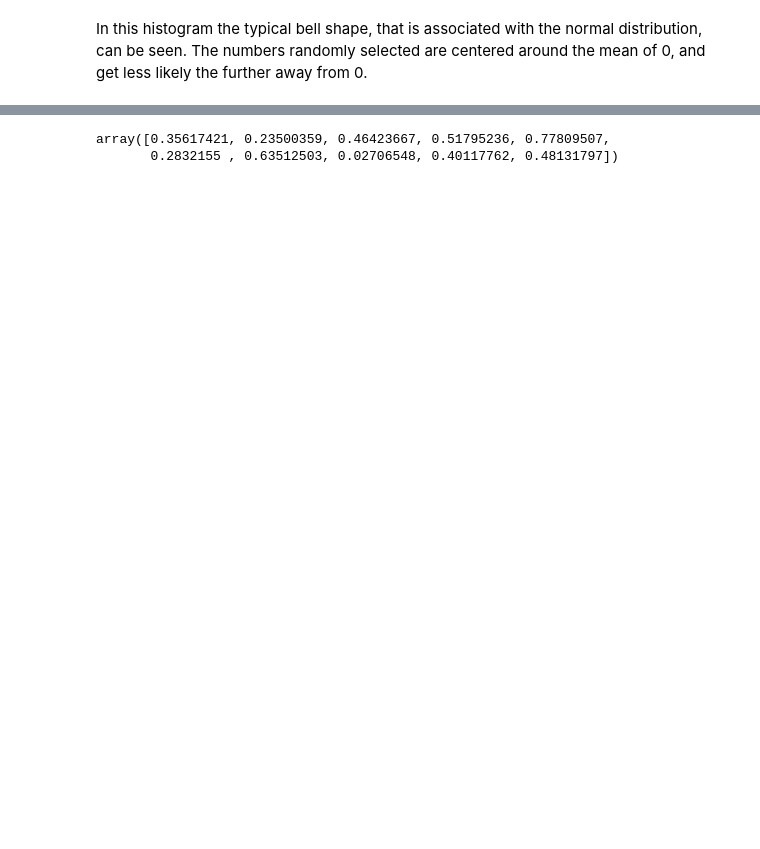
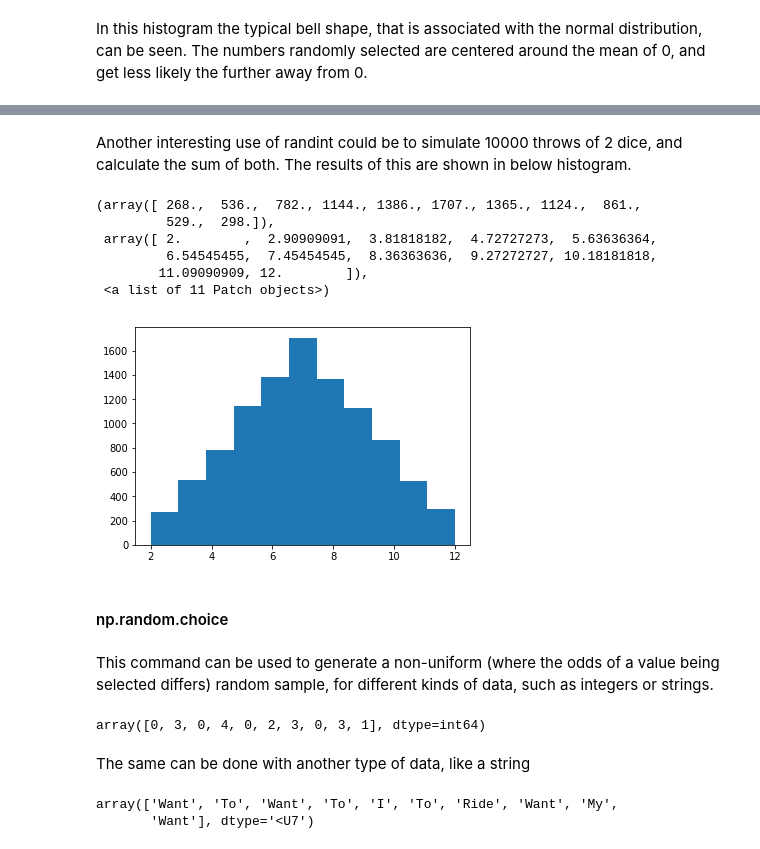
Before and after one commit to Ardvb/Numpy-random, a Jupyter notebook: Numpy-random.ipynb, the cells around one changed output, grey strips where cells are left out. Cells and saved outputs as stored; diff of their text form; code cells hidden in the pictures; blank space fills up the shorter version.

Commit message:
Completed part about simple random data and started permutations

```diff
--- a/Numpy-random.ipynb
+++ b/Numpy-random.ipynb
@@ -87,6 +93,34 @@ array([3, 2, 5, 7, 6])
-# %%
-#
-np.random.random(size = 10)
-# %% [output]
-array([0.35617421, 0.23500359, 0.46423667, 0.51795236, 0.77809507,
-       0.2832155 , 0.63512503, 0.02706548, 0.40117762, 0.48131797])
+# %% [markdown]
+Another interesting use of randint could be to simulate 10000 throws of 2 dice, and calculate the sum of both. The results of this are shown in below histogram.
+# %%
+dice1 = np.random.randint(1, 7, size = 10000)
+dice2 = np.random.randint(1, 7, size = 10000)
+dsums = dice1 + dice2
+plt.hist(dsums,11)
+# %% [output]
+(array([ 268.,  536.,  782., 1144., 1386., 1707., 1365., 1124.,  861.,
+         529.,  298.]),
+ array([ 2.        ,  2.90909091,  3.81818182,  4.72727273,  5.63636364,
+         6.54545455,  7.45454545,  8.36363636,  9.27272727, 10.18181818,
+        11.09090909, 12.        ]),
+ <a list of 11 Patch objects>)
+[figure, added]
+# %% [markdown]
+#### np.random.choice
+# %% [markdown]
+This command can be used to generate a non-uniform (where the odds of a value being selected differs) random sample, for different kinds of data, such as integers or strings.
+# %%
+# Generate a uniform random sample from np.arange(6) of size 10. The sums of the entered probabilities, p, have to add up to 1.
+# https://docs.scipy.org/doc/numpy-1.14.0/reference/generated/numpy.random.choice.html#numpy.random.choice
+np.random.choice(6, 10, p=[0.2, 0.1, 0.15, 0.25, 0.1, 0.2])
+# %% [output]
+array([0, 3, 0, 4, 0, 2, 3, 0, 3, 1], dtype=int64)
+# %% [markdown]
+The same can be done with another type of data, like a string
+# %%
+# Create a string with values of my choice, called str1
+str1 = ["I", "Want", "To", "Ride", "My", "Bicycle"]
+np.random.choice(str1, 10, p= [0.24,0.2,0.2,0.14,0.1,0.12])
+# %% [output]
+array(['Want', 'To', 'Want', 'To', 'I', 'To', 'Ride', 'Want', 'My',
+       'Want'], dtype='<U7')
```
Also changed, not shown: parts of 19 cells of this notebook.
